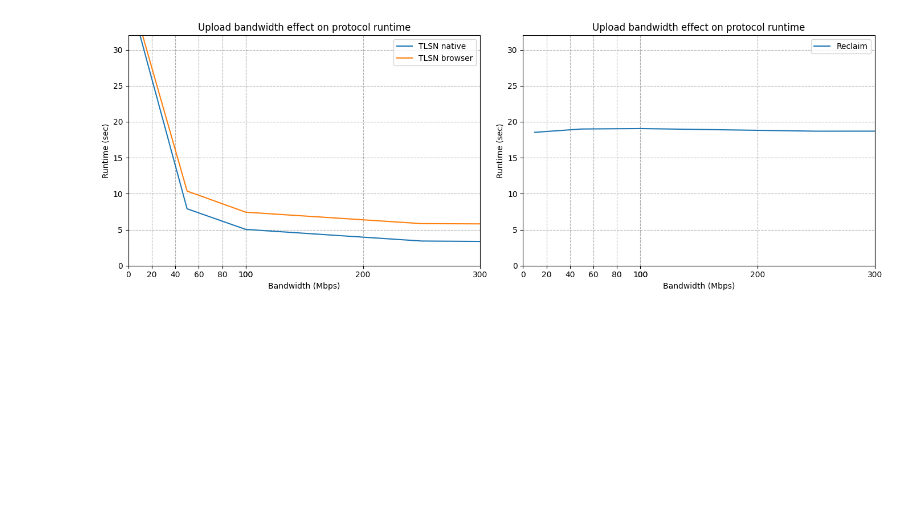
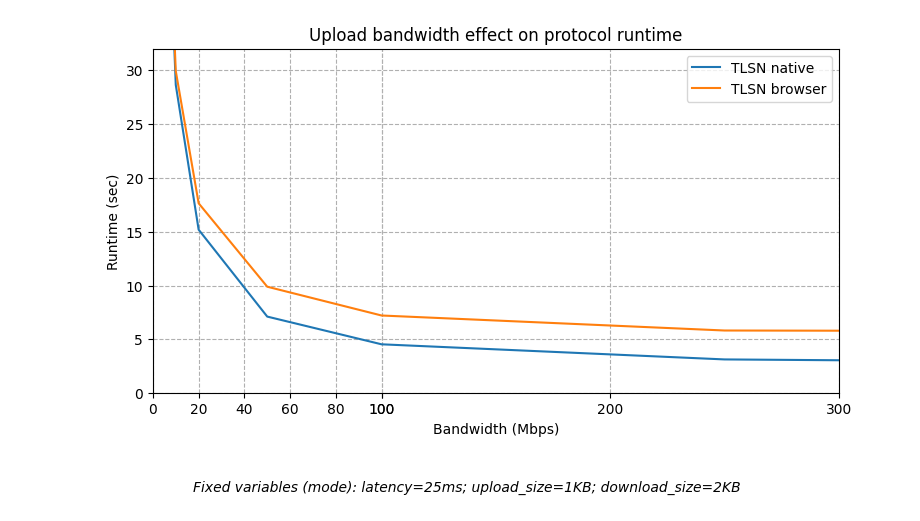
Before and after one commit to looikaizhi/testing, a Jupyter notebook: data_analysis/graph.ipynb, the cells around one changed output. Drawn from its saved outputs; the diff is of its cells as text; code cells hidden in the pictures; blank space fills up the shorter version.

```diff
--- a/data_analysis/graph.ipynb
+++ b/data_analysis/graph.ipynb
@@ -11,35 +47,34 @@ df_reclaim = pd.read_csv("reclaim_TLS1_3_Gnark.csv", header=0)
 # %%
 plt.style.use("default")
 
-fig, (ax1, ax2) = plt.subplots(1, 2, figsize=(14, 5), sharey=False)
+fig, ax = plt.subplots(figsize=(8, 5))
 
-df1_filter = df1[df1["group"] == "bandwidth"].copy()
-df2_filter = df2[df2["group"] == "bandwidth"].copy()
-df3_filter = df_reclaim[df_reclaim["group"] == "bandwidth"].copy()
+df1 = pd.read_csv("tlsn-experiments/tlsn-bandwidth-native.csv", header=0).dropna(subset=["group"])
+df2 = pd.read_csv("tlsn-experiments/tlsn-bandwidth-browser.csv", header=0).dropna(subset=["group"])
 
-agg1 = df1_filter.groupby("bandwidth")["time_total"].mean().reset_index()
-agg2 = df2_filter.groupby("bandwidth")["time_total"].mean().reset_index()
-agg3 = df3_filter.groupby("bandwidth(Mbps)")["runtime(ms)"].mean().reset_index()
+agg1 = df1.groupby("bandwidth")["time_total"].mean().reset_index().sort_values("bandwidth")
+agg2 = df2.groupby("bandwidth")["time_total"].mean().reset_index().sort_values("bandwidth")
 
-ax1.plot(agg1["bandwidth"], agg1["time_total"]/1000.0, label="TLSN native")
-ax1.plot(agg2["bandwidth"], agg2["time_total"]/1000.0, label="TLSN browser")
-ax2.plot(agg3["bandwidth(Mbps)"], agg3["runtime(ms)"]/1000.0, label="Reclaim")
+ax.plot(agg1["bandwidth"], agg1["time_total"] / 1000.0, label="TLSN native")
+ax.plot(agg2["bandwidth"], agg2["time_total"] / 1000.0, label="TLSN browser")
 
-for ax in [ax1, ax2]:
-    ax.set_xlim(0, 300)
-    ax.set_ylim(0, 32)
-    ax.set_xlabel("Bandwidth (Mbps)")
-    ax.set_ylabel("Runtime (sec)")
-    ax.set_title("Upload bandwidth effect on protocol runtime")
-    ax.legend(loc="upper right")
-    ax.set_xticks(list(range(0, 120, 20)) + list(range(100, 400, 100)))
-    ax.grid(True, linestyle="--")
+ax.set_xlim(0, 300)
+ax.set_ylim(0, 32)
+ax.set_xlabel("Bandwidth (Mbps)")
+ax.set_ylabel("Runtime (sec)")
+ax.set_title("Upload bandwidth effect on protocol runtime")
+ax.legend(loc="upper right")
+ax.set_xticks(list(range(0, 120, 20)) + list(range(100, 400, 100)))
+ax.grid(True, linestyle="--")
 
-plt.tight_layout()
+fixed_note = build_fixed_note(df1, df2, varying_cols={"bandwidth"})
+add_fixed_note(fig, fixed_note)
+
+plt.tight_layout(rect=[0.03, 0.12, 1, 1])
 plt.savefig("bandwidth.svg", bbox_inches="tight")
 plt.show()
 # %% [output]
-[figure, old version]
+[figure, new version]
 # %%
 plt.style.use("default")
 
```
Also changed, not shown: parts of 8 cells of this notebook.
